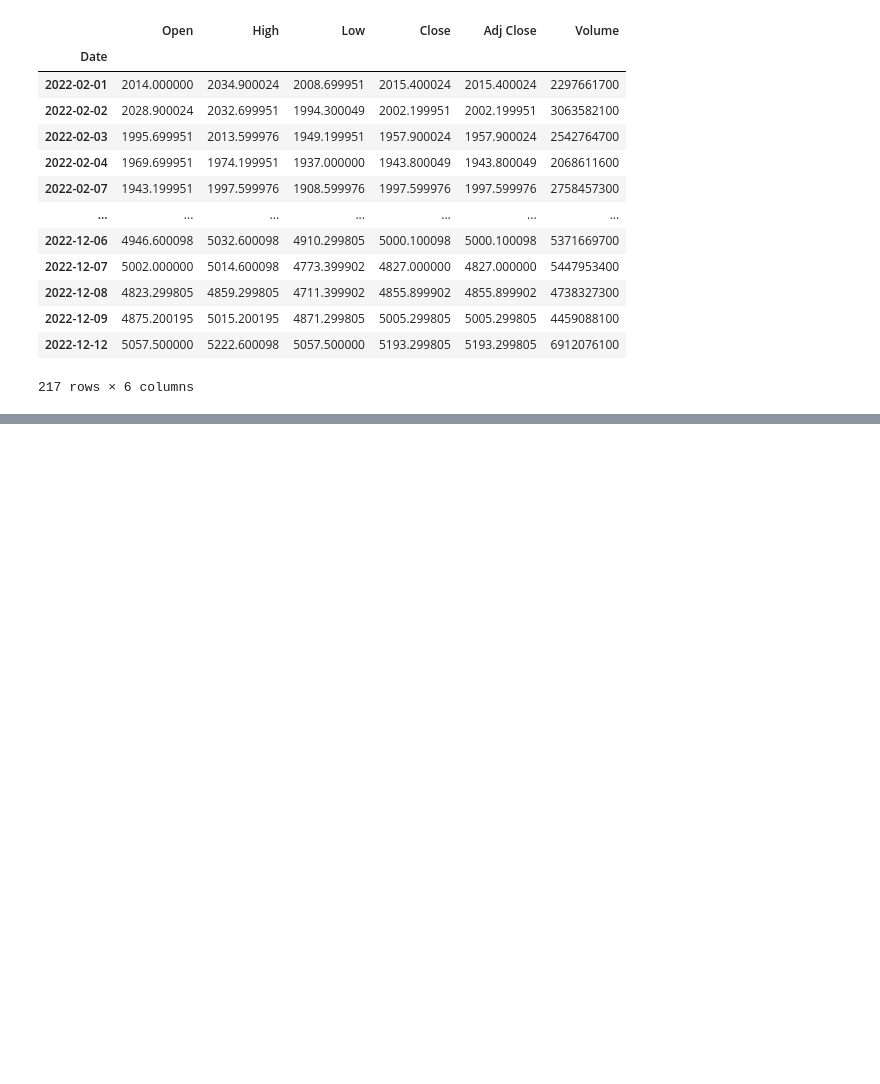
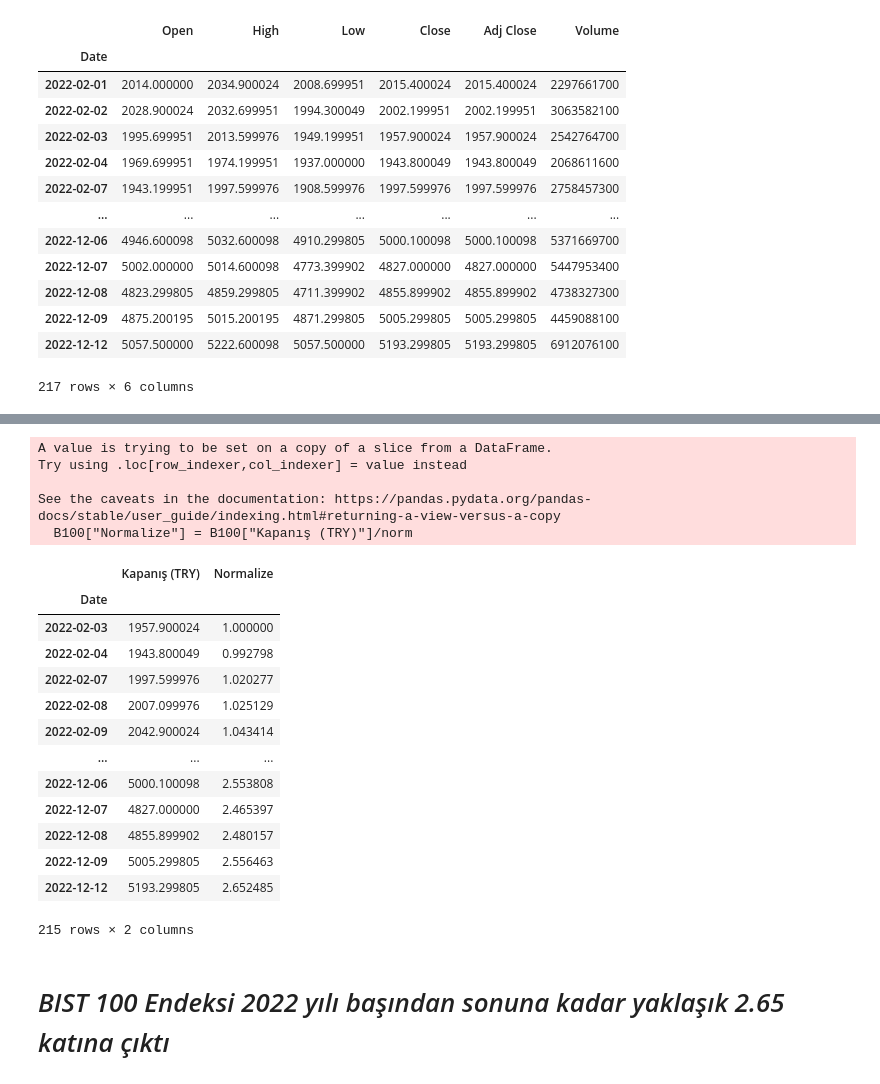
Before and after one commit to Abdulkadir2516/GMKA_Abdulkadir_Yesilkaya, a Jupyter notebook: Python_Hatırlatma.ipynb, the cells around one changed output, grey strips where cells are left out. Drawn from its saved outputs; the diff is of its cells as text; code cells hidden in the pictures; blank space fills up the shorter version.

```diff
--- a/Python_Hatırlatma.ipynb
+++ b/Python_Hatırlatma.ipynb
@@ -116,0 +133,9 @@ B100.loc[:]
+# %%
+B100 = B100.loc[:,['Open','Adj Close']] # sütun silme
+# OR
+# B100 = B100[['Open','Adj Close']] # sütun silme
+
+B100
+# %%
+B100 = B100[['Adj Close']] # sütun silme
+B100
@@ -116,0 +157,5 @@ B100.loc[:]
+# %%
+# İsim Değiştirme
+B100.rename(columns = {"Adj Close": "Kapanış (Try)"})
+B100.columns = ["Kapanış (TRY)"]
+B100
@@ -116,0 +177,26 @@ B100.loc[:]
+# %%
+norm = B100.iloc[0,0]
+B100["Normalize"] = B100["Kapanış (TRY)"]/norm
+B100
+# %% [output]
+A value is trying to be set on a copy of a slice from a DataFrame.
+Try using .loc[row_indexer,col_indexer] = value instead
+
+See the caveats in the documentation: https://pandas.pydata.org/pandas-docs/stable/user_guide/indexing.html#returning-a-view-versus-a-copy
+  B100["Normalize"] = B100["Kapanış (TRY)"]/norm
+|  | Kapanış (TRY) | Normalize |
+| Date |  |  |
+| 2022-02-03 | 1957.900024 | 1.000000 |
+| 2022-02-04 | 1943.800049 | 0.992798 |
+| 2022-02-07 | 1997.599976 | 1.020277 |
+| 2022-02-08 | 2007.099976 | 1.025129 |
+| 2022-02-09 | 2042.900024 | 1.043414 |
+| ... | ... | ... |
+| 2022-12-06 | 5000.100098 | 2.553808 |
+| 2022-12-07 | 4827.000000 | 2.465397 |
+| 2022-12-08 | 4855.899902 | 2.480157 |
+| 2022-12-09 | 5005.299805 | 2.556463 |
+| 2022-12-12 | 5193.299805 | 2.652485 |
+215 rows × 2 columns
+# %% [markdown]
+# *BIST 100 Endeksi 2022 yılı başından sonuna kadar yaklaşık 2.65 katına çıktı*
```
Also changed, not shown: parts of 8 cells of this notebook.
